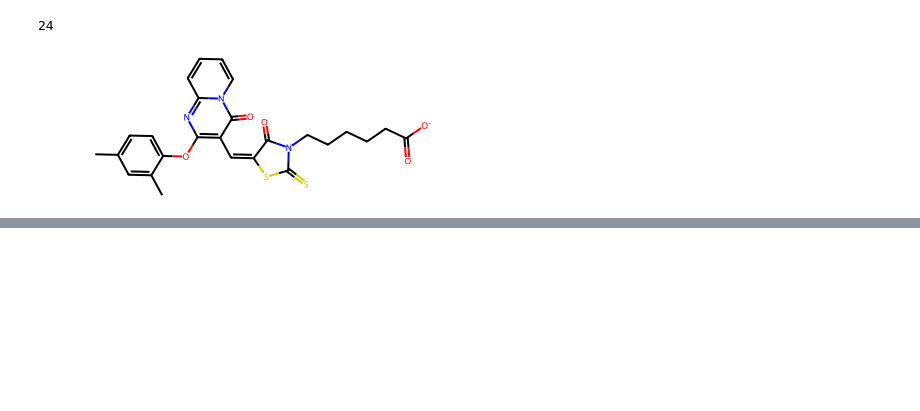
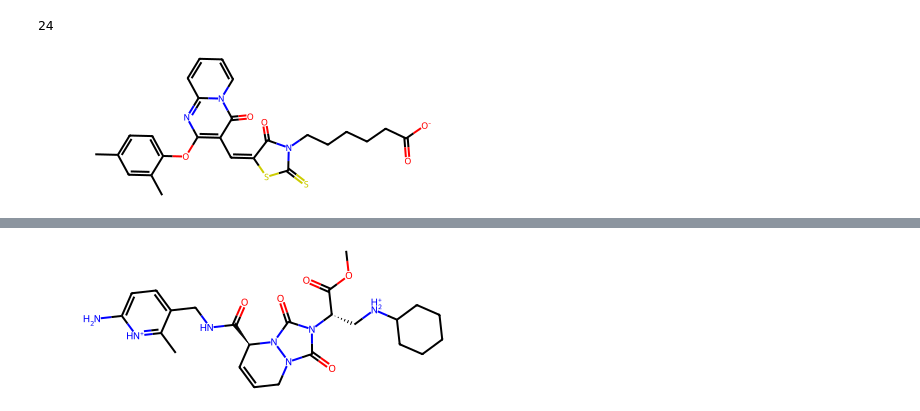
Before and after one commit to kmlefran/group_decomposition, a Jupyter notebook: Development Notebooks/100_test.ipynb, the cells around one changed output, grey strips where cells are left out. Cells and saved outputs as stored; diff of their text form; code cells hidden in the pictures; blank space fills up the shorter version.

```diff
--- a/Development Notebooks/100_test.ipynb
+++ b/Development Notebooks/100_test.ipynb
@@ -115,0 +125,4 @@ mol
+# %%
+Chem.MolFromSmiles('COC(=O)[C@@H](n1c(=O)n2n(c1=O)[C@@H](C=CC2)C(=O)NCc1ccc([nH+]c1C)N)C[NH2+]C1CCCCC1')
+# %% [output]
+[figure, added]
```
Also changed, not shown: parts of 2 cells of this notebook, 2 other files.
